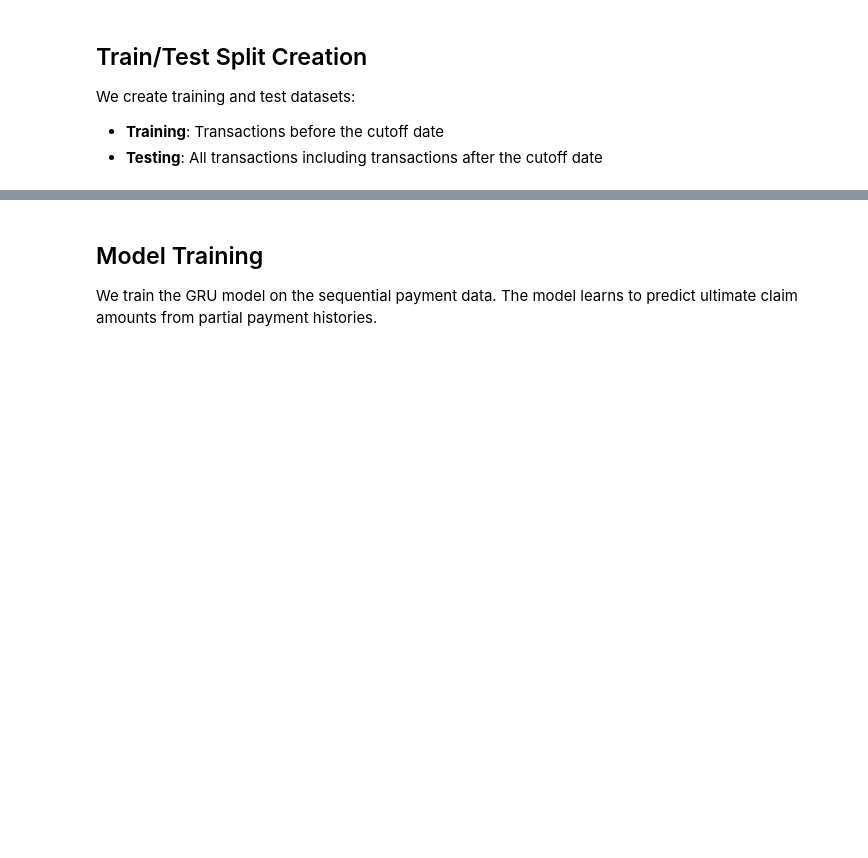
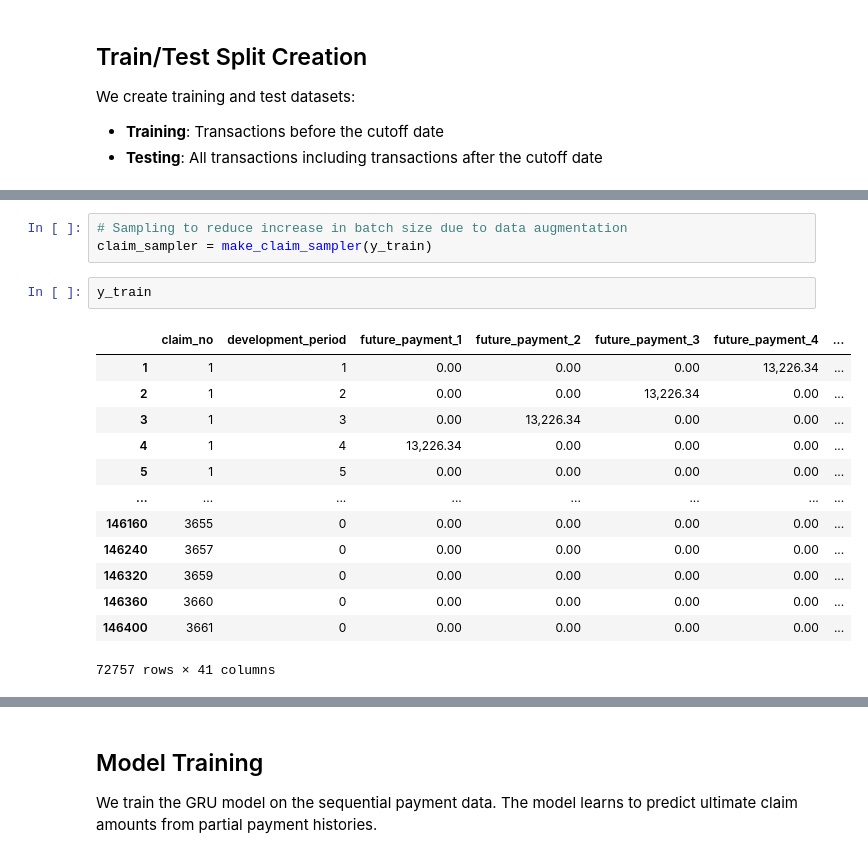
Before and after one commit to JackyP/MLR_working_party, a Jupyter notebook: 02_code/GRU_framework_triangular.ipynb, the cells around one changed output, grey strips where cells are left out. Drawn from its saved outputs; the diff is of its cells as text; blank space fills up the shorter version.

```diff
--- a/02_code/GRU_framework_triangular.ipynb
+++ b/02_code/GRU_framework_triangular.ipynb
@@ -165,0 +184,19 @@ We create a scikit-learn pipeline that:
+# %%
+# Sampling to reduce increase in batch size due to data augmentation
+claim_sampler = make_claim_sampler(y_train)
+# %%
+y_train
+# %% [output]
+|  | claim_no | development_period | future_payment_1 | future_payment_2 | future_payment_3 | future_payment_4 | ... |
+| 1 | 1 | 1 | 0.00 | 0.00 | 0.00 | 13,226.34 | ... |
+| 2 | 1 | 2 | 0.00 | 0.00 | 13,226.34 | 0.00 | ... |
+| 3 | 1 | 3 | 0.00 | 13,226.34 | 0.00 | 0.00 | ... |
+| 4 | 1 | 4 | 13,226.34 | 0.00 | 0.00 | 0.00 | ... |
+| 5 | 1 | 5 | 0.00 | 0.00 | 0.00 | 0.00 | ... |
+| ... | ... | ... | ... | ... | ... | ... | ... |
+| 146160 | 3655 | 0 | 0.00 | 0.00 | 0.00 | 0.00 | ... |
+| 146240 | 3657 | 0 | 0.00 | 0.00 | 0.00 | 0.00 | ... |
+| 146320 | 3659 | 0 | 0.00 | 0.00 | 0.00 | 0.00 | ... |
+| 146360 | 3660 | 0 | 0.00 | 0.00 | 0.00 | 0.00 | ... |
+| 146400 | 3661 | 0 | 0.00 | 0.00 | 0.00 | 0.00 | ... |
+72757 rows × 41 columns
```
Also changed, not shown: parts of 16 cells of this notebook, 3 other files.
